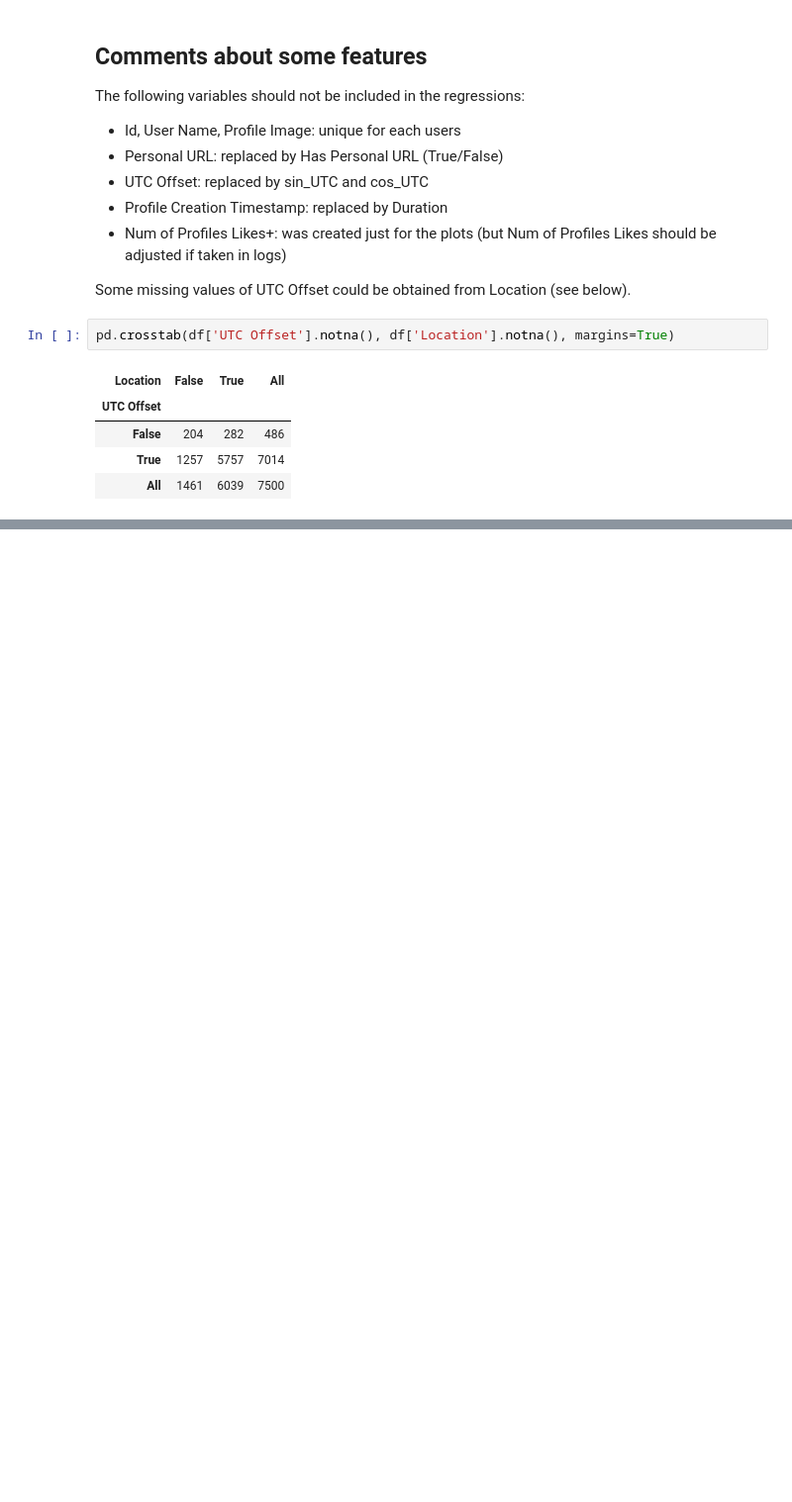
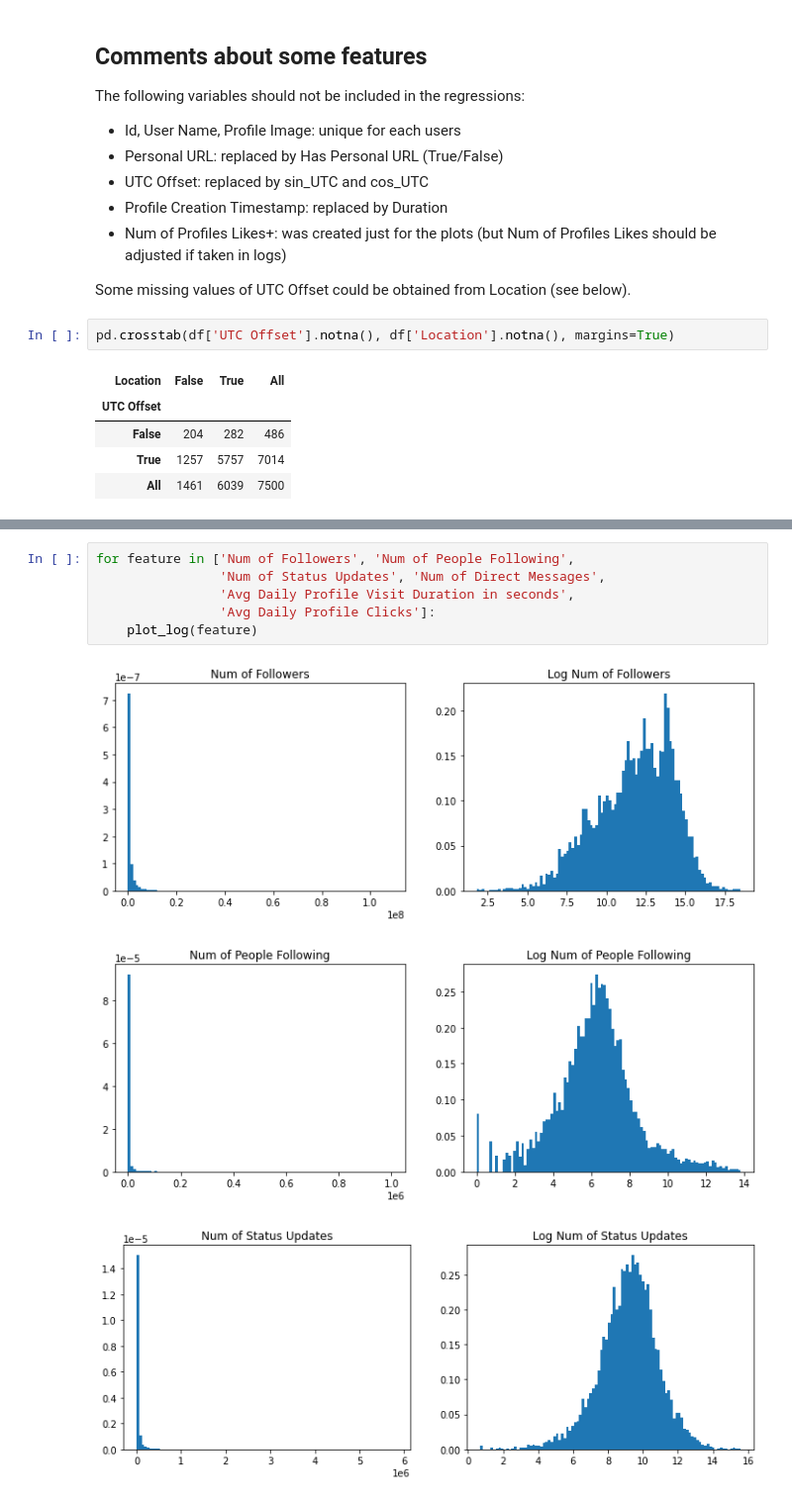
Before and after one commit to pierreyanni/likes, a Jupyter notebook: data_exploration.ipynb, the cells around one changed output, grey strips where cells are left out. Shown at 99% size. Drawn from its saved outputs; the diff is of its cells as text; blank space fills up the shorter version.

```diff
--- a/data_exploration.ipynb
+++ b/data_exploration.ipynb
@@ -65,0 +84,10 @@ pd.crosstab(df['UTC Offset'].notna(), df['Location'].notna(), margins=True)
+# %%
+for feature in ['Num of Followers', 'Num of People Following',
+                'Num of Status Updates', 'Num of Direct Messages',
+                'Avg Daily Profile Visit Duration in seconds',
+                'Avg Daily Profile Clicks']:
+    plot_log(feature)
+# %% [output]
+[figure, added]
+[figure, added]
+[figure, added]
```
Also changed, not shown: parts of 7 cells of this notebook, 1 other file.
